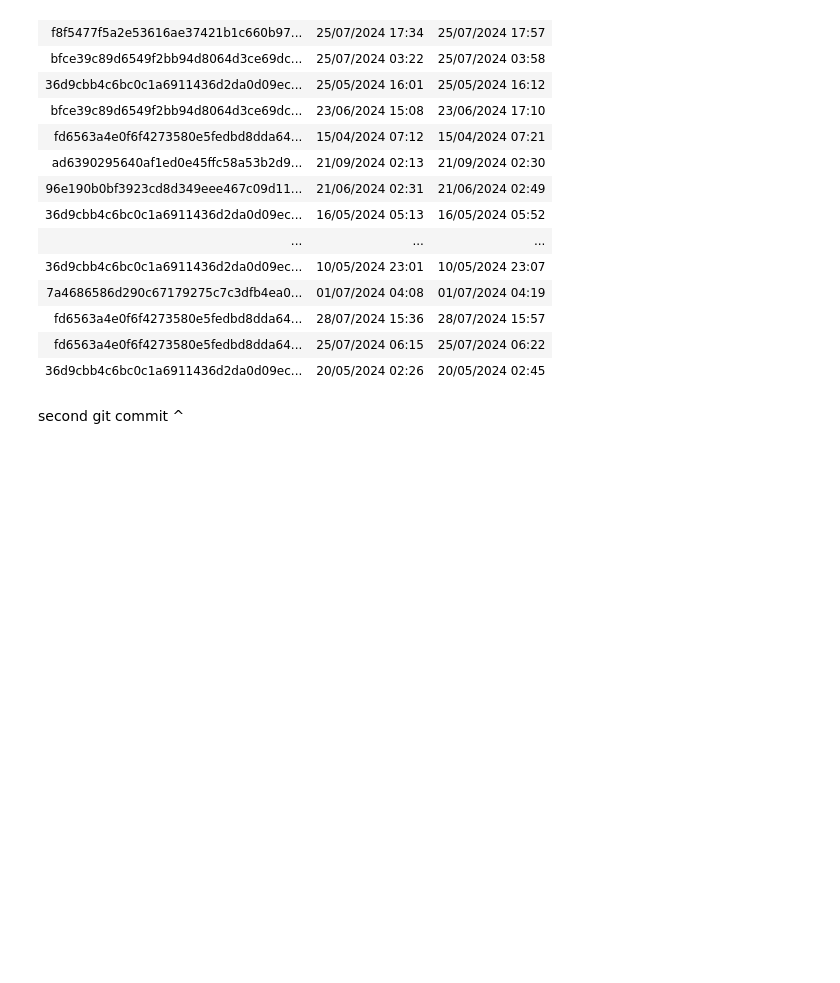
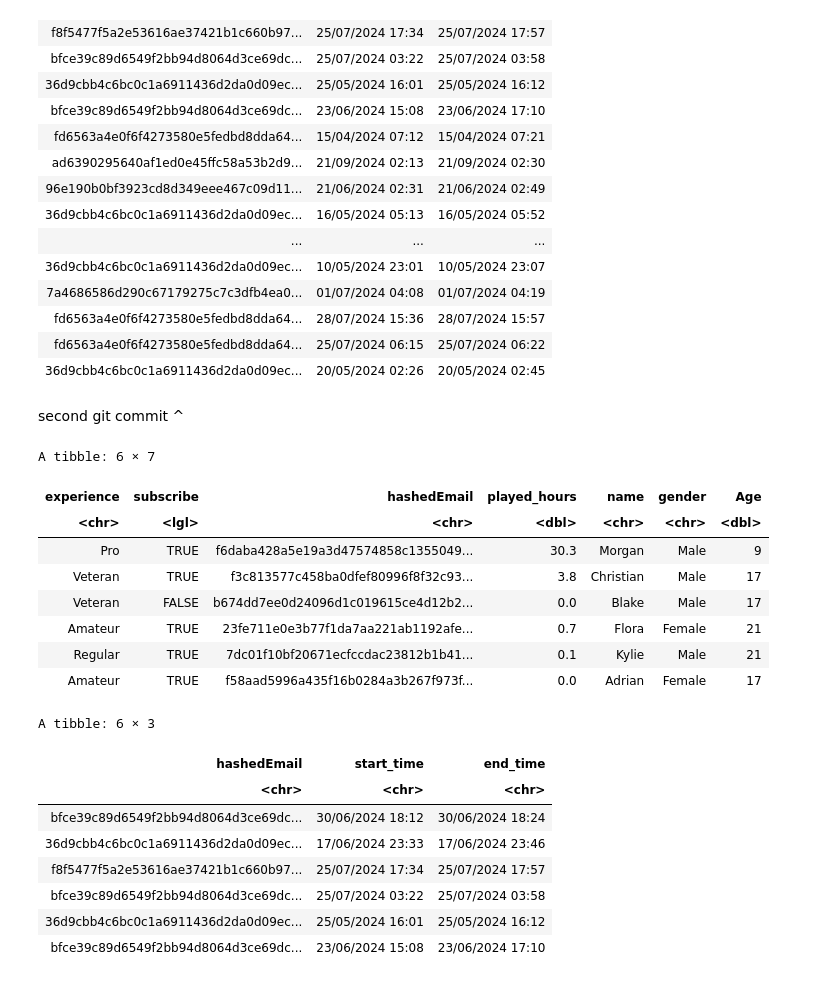
Before and after one commit to g3mella/dsci-100-project-2025, a Jupyter notebook: project.ipynb, the cells around one changed output. Drawn from its saved outputs; the diff is of its cells as text; code cells hidden in the pictures; blank space fills up the shorter version.

```diff
--- a/project.ipynb
+++ b/project.ipynb
@@ -149,3 +151,25 @@ A tibble: 1535 × 3
 | 36d9cbb4c6bc0c1a6911436d2da0d09ec... | 20/05/2024 02:26 | 20/05/2024 02:45 |
 # %% [markdown]
 second git commit ^
+# %%
+head(players_data)
+head(sessions_data)
+# %% [output]
+A tibble: 6 × 7
+| experience | subscribe | hashedEmail | played_hours | name | gender | Age |
+| <chr> | <lgl> | <chr> | <dbl> | <chr> | <chr> | <dbl> |
+| Pro | TRUE | f6daba428a5e19a3d47574858c1355049... | 30.3 | Morgan | Male | 9 |
+| Veteran | TRUE | f3c813577c458ba0dfef80996f8f32c93... | 3.8 | Christian | Male | 17 |
+| Veteran | FALSE | b674dd7ee0d24096d1c019615ce4d12b2... | 0.0 | Blake | Male | 17 |
+| Amateur | TRUE | 23fe711e0e3b77f1da7aa221ab1192afe... | 0.7 | Flora | Female | 21 |
+| Regular | TRUE | 7dc01f10bf20671ecfccdac23812b1b41... | 0.1 | Kylie | Male | 21 |
+| Amateur | TRUE | f58aad5996a435f16b0284a3b267f973f... | 0.0 | Adrian | Female | 17 |
+A tibble: 6 × 3
+| hashedEmail | start_time | end_time |
+| <chr> | <chr> | <chr> |
+| bfce39c89d6549f2bb94d8064d3ce69dc... | 30/06/2024 18:12 | 30/06/2024 18:24 |
+| 36d9cbb4c6bc0c1a6911436d2da0d09ec... | 17/06/2024 23:33 | 17/06/2024 23:46 |
+| f8f5477f5a2e53616ae37421b1c660b97... | 25/07/2024 17:34 | 25/07/2024 17:57 |
+| bfce39c89d6549f2bb94d8064d3ce69dc... | 25/07/2024 03:22 | 25/07/2024 03:58 |
+| 36d9cbb4c6bc0c1a6911436d2da0d09ec... | 25/05/2024 16:01 | 25/05/2024 16:12 |
+| bfce39c89d6549f2bb94d8064d3ce69dc... | 23/06/2024 15:08 | 23/06/2024 17:10 |
```
Also changed, not shown: parts of 2 cells of this notebook.
